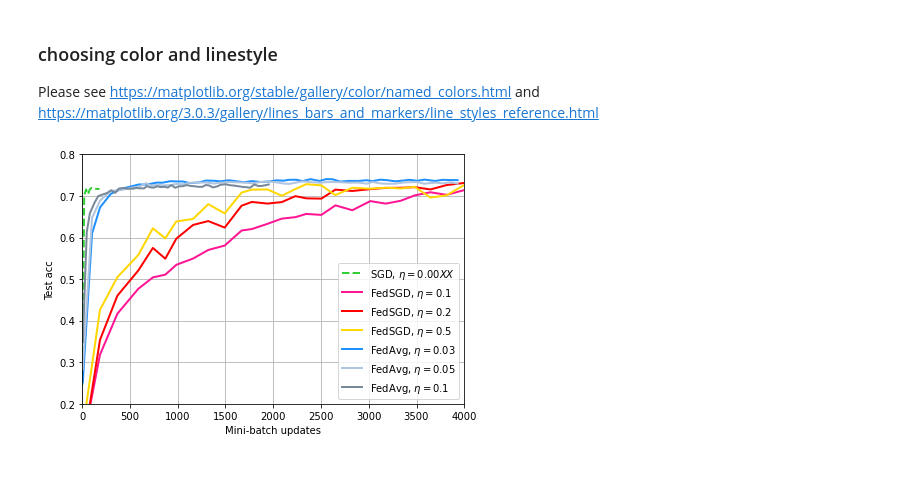
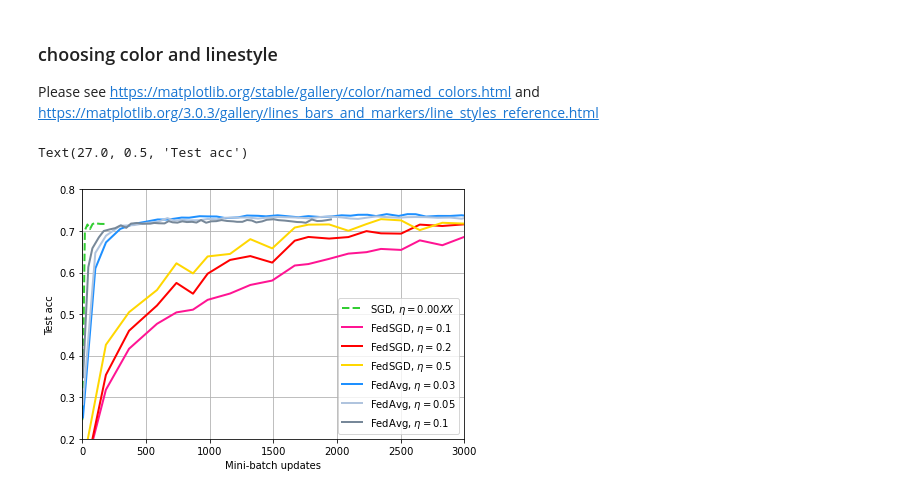
Before and after one commit to ywang037/Federated-Learning-PyTorch, a Jupyter notebook: helper-plot-csv-exp-3a.ipynb, the cells around one changed output. Drawn from its saved outputs; the diff is of its cells as text; code cells hidden in the pictures.

```diff
--- a/helper-plot-csv-exp-3a.ipynb
+++ b/helper-plot-csv-exp-3a.ipynb
@@ -62,19 +62,20 @@ Please see https://matplotlib.org/stable/gallery/color/named_colors.html and htt
 # %%
 # plot the first figure for experiment 2 with iid data
 step_1=20
 plt.figure()
 for i, data in enumerate(df_1):
     x = [dx for j, dx in enumerate(data['Step'].tolist()) if j % step_1 == 0]
     y = [dy for j, dy in enumerate(data['Value'].tolist()) if j % step_1 == 0]
     plt.plot(x,y,label=run_labels[i], linestyle=run_linestyles[i], color=run_colors[i],linewidth=2)
 #     plt.plot(x,y,label=run_labels[i],linewidth=2)
     plt.legend(loc='lower right')
 plt.grid()
 plt.tight_layout()
-plt.xlim(0,4000)
+plt.xlim(0,3000)
 plt.ylim(0.2,0.8)
 plt.xlabel('Mini-batch updates')
 plt.ylabel('Test acc')
-plt.savefig('save\\figures-cifar\\fedavg-exp-3a.png')
+# plt.savefig('save\\figures-cifar\\fedavg-exp-3a.png')
 # %% [output]
+Text(27.0, 0.5, 'Test acc')
-[figure, old version]
+[figure, new version]
```
